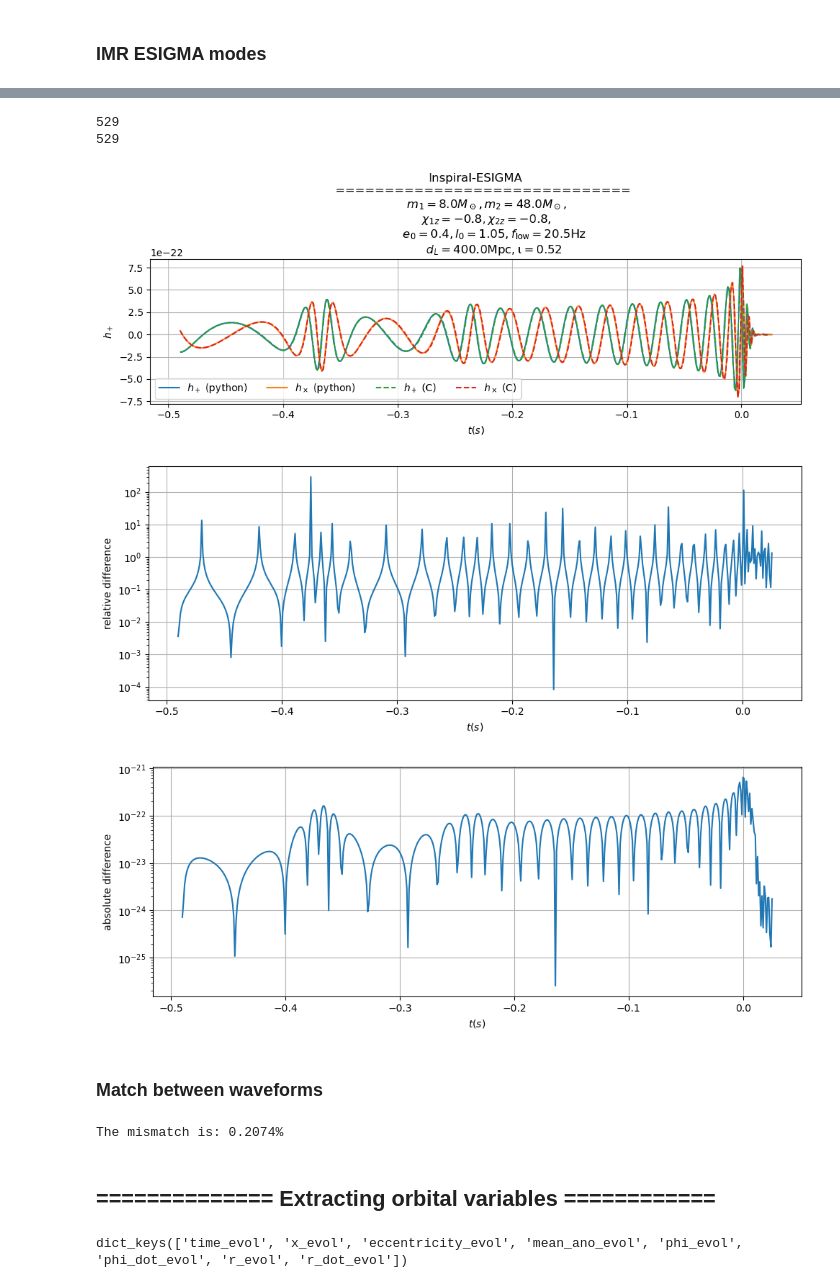
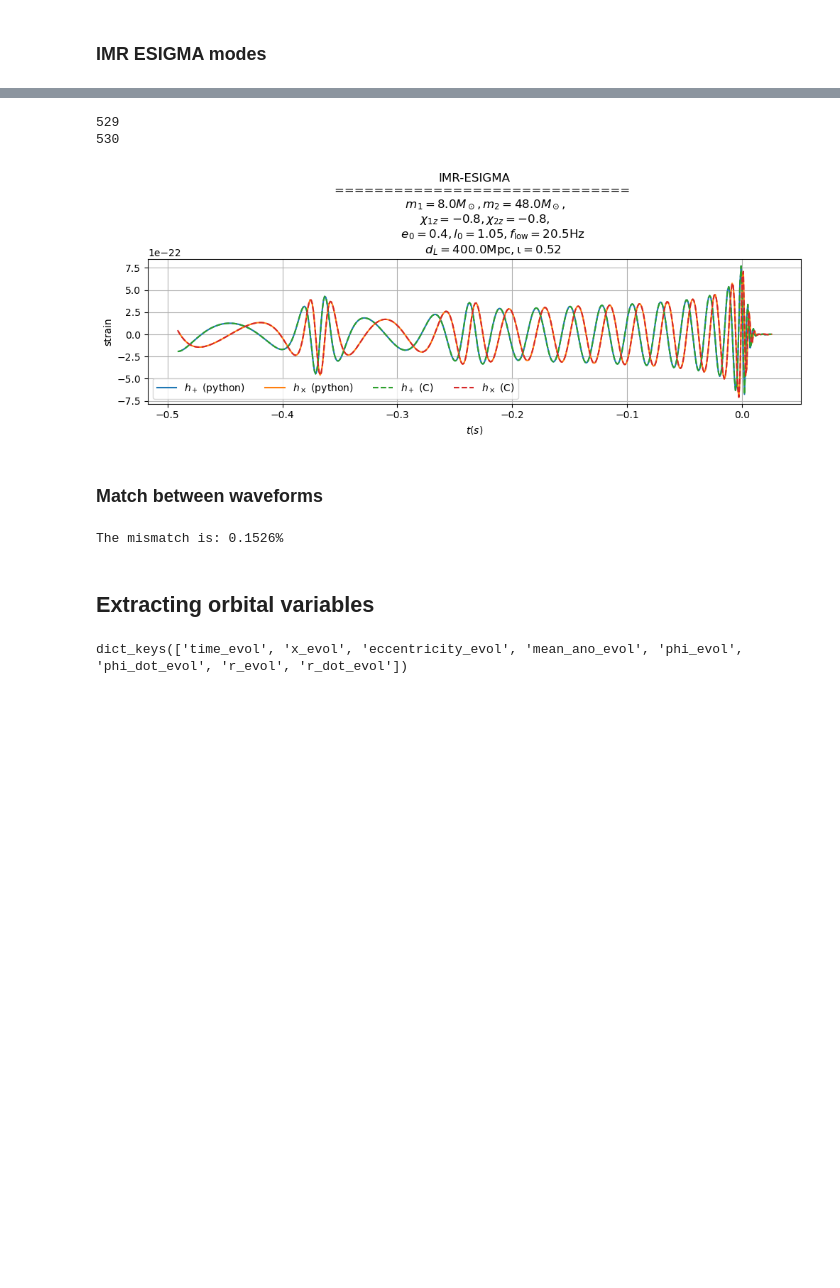
Before and after one commit to samanwaya-mukherjee/esigmapy, a Jupyter notebook: notebooks/esigma_python.ipynb, the cells around one changed output, grey strips where cells are left out. Drawn from its saved outputs; the diff is of its cells as text; code cells hidden in the pictures; blank space fills up the shorter version.

```diff
--- a/notebooks/esigma_python.ipynb
+++ b/notebooks/esigma_python.ipynb
@@ -14,8 +12,11 @@ No version information file '.version' found
 # %%
 import os
 
-os.environ["RadiationPNOrder"] = '8'
-os.environ["ModePNOrder"] = '4'
+rad_pn_order = 8
+mode_pn_order = 8
+
+os.environ["RadiationPNOrder"] = str(rad_pn_order)
+os.environ["ModePNOrder"] = str(mode_pn_order)
 
 x=os.environ.get("RadiationPNOrder")
 y=os.environ.get("ModePNOrder")
@@ -24,6 +25,6 @@ print('radiation PN order is ' + ('not set' if x is None else str(int(x))))
 print('mode PN order is ' + ('not set' if y is None else str(int(y))))
 
 y=os.environ.get("LAL_DATA_PATH")
-print('Poof!' if y is None else y)
+print('LAL_DATA_PATH is ' + ('not set' if y is None else y))
 # %% [output]
 radiation PN order is 8
@@ -324,6 +376,6 @@ dict_keys([(2, -2), (2, -1), (2, 1), (2, 2), (3, -3), (3, -2), (3, -1), (3, 1),
 # %%
 print('================ Python ================')
-hp_py, hc_py = genpy.get_imr_esigma_waveform_py(
+hp_py, hc_py = esigmapy.get_imr_esigma_waveform_py(
     mass1=m1,
     mass2=m2,
     spin1z=spin1z,
@@ -335,7 +387,9 @@ hp_py, hc_py = genpy.get_imr_esigma_waveform_py(
     f_lower=f_low,
     delta_t=delta_t,
     modes_to_use=modes_to_use,
-    verbose=1
+    verbose=1,
+    rad_pn_order=rad_pn_order,
+    mode_pn_order=mode_pn_order,
 )
 
 print('================= C =================')
@@ -384,69 +438,67 @@ hp_c = hp_c.copy()
 
 plt.figure(figsize=(10, 4))
 plt.title(
-    rf"""Inspiral-ESIGMA
+    rf"""IMR-ESIGMA
     ==============================
       $m_1={m1} M_\odot, m_2={m2} M_\odot$,
       $\chi_{{1z}}={spin1z}, \chi_{{2z}}={spin2z}$,
           $e_0={eccentricity}, l_0={mean_anomaly:.2f}, f_{{\rm{{low}}}}={f_low}\rm{{Hz}}$
           $d_L={distance}\rm{{Mpc}}, \iota={inclination:.2f}$"""
 )
 
 hp_py.plot(label=r"$h_+$ (python)")
 hc_py.plot(label=r"$h_\times$ (python)")
 
 hp_c.plot(label=r"$h_+$ (C)",ls='--')
 hc_c.plot(label=r"$h_\times$ (C)",ls='--')
 
 # print(len(hp_py))
 # print(len(hp_c))
 # a = hp_py-hp_c
 
 plt.xlabel(r"$t (s)$")
 plt.ylabel("strain")
 plt.legend(ncol=4,loc='lower left')
 plt.grid()
 # plt.xlim(0.7,0.74)
 # plt.ylim(-1e-21,1e-21)
 plt.tight_layout()
 plt.show()
 
 ### Plotting difference ##
 
-eps = 1e-30
-hp_py.start_time = hp_c.start_time
-abs_diff = np.abs(hp_py-hp_c)
-rel_diff = abs_diff / np.maximum(np.abs(hp_c), eps)
+# eps = 1e-30
+# hp_py.start_time = hp_c.start_time
+# abs_diff = np.abs(hp_py-hp_c)
+# rel_diff = abs_diff / np.maximum(np.abs(hp_c), eps)
 
-plt.figure(figsize=(10, 4))
-plt.semilogy(hp_py.sample_times,rel_diff)
-plt.xlabel(r"$t (s)$")
-plt.ylabel('relative difference')
-plt.grid()
-plt.tight_layout()
-plt.show()
+# plt.figure(figsize=(10, 4))
+# plt.semilogy(hp_py.sample_times,rel_diff)
+# plt.xlabel(r"$t (s)$")
+# plt.ylabel('relative difference')
+# plt.grid()
+# plt.tight_layout()
+# plt.show()
 
 
-plt.figure(figsize=(10, 4))
-plt.semilogy(hp_py.sample_times,abs_diff)
-plt.xlabel(r"$t (s)$")
-plt.ylabel('absolute difference')
-plt.grid()
-plt.tight_layout()
-plt.show()
+# plt.figure(figsize=(10, 4))
+# plt.semilogy(hp_py.sample_times,abs_diff)
+# plt.xlabel(r"$t (s)$")
+# plt.ylabel('absolute difference')
+# plt.grid()
+# plt.tight_layout()
+# plt.show()
 # %% [output]
 529
-529
+530
-[figure, old version]
+[figure, new version]
-[figure, removed]
-[figure, removed]
 # %% [markdown]
 ### Match between waveforms
 # %%
 from pycbc.filter import match
 from pycbc.psd import aLIGOZeroDetHighPower
 
-f_low = 20.
+f_low = 21.
 
 tlen = max(len(hp_c), len(hp_py))
 hp_c.resize(tlen)
@@ -463,9 +515,9 @@ match1, _ = match(hp_c, hp_py, psd=psd, low_frequency_cutoff=f_low)
 mm = (1-match1)*100
 print(f'The mismatch is: {mm:.4f}%')
 # %% [output]
-The mismatch is: 0.2074%
+The mismatch is: 0.1526%
 # %% [markdown]
-## ============== Extracting orbital variables ============
+## Extracting orbital variables
 # %%
 # orb_params_list = ["x", "e", "l", "r", "rdot", "phi", "phidot"]
 
```
Also changed, not shown: parts of 15 cells of this notebook.
